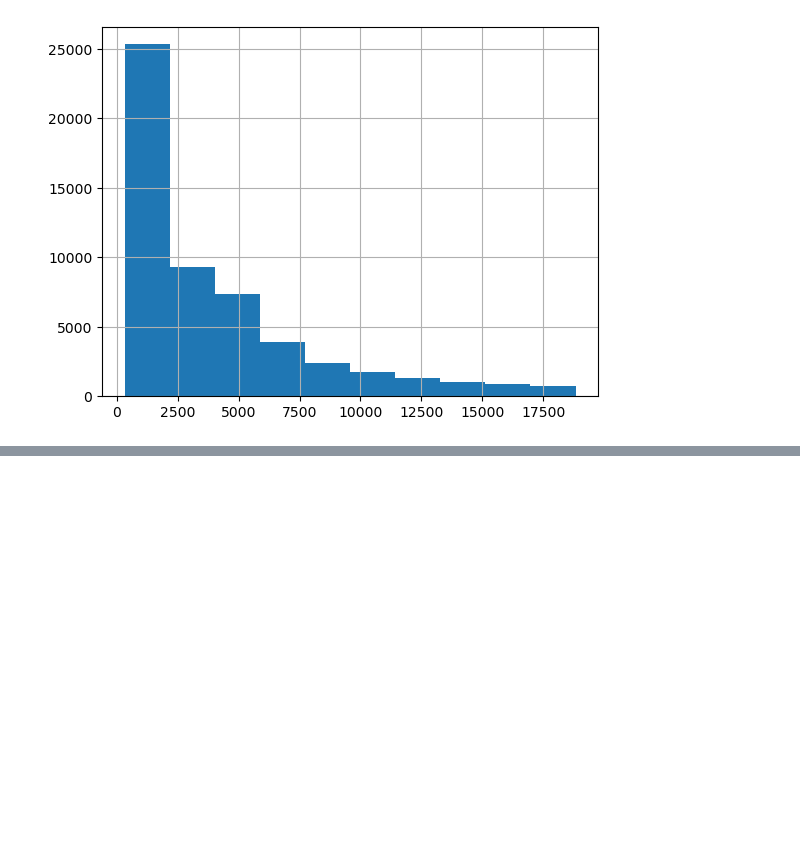
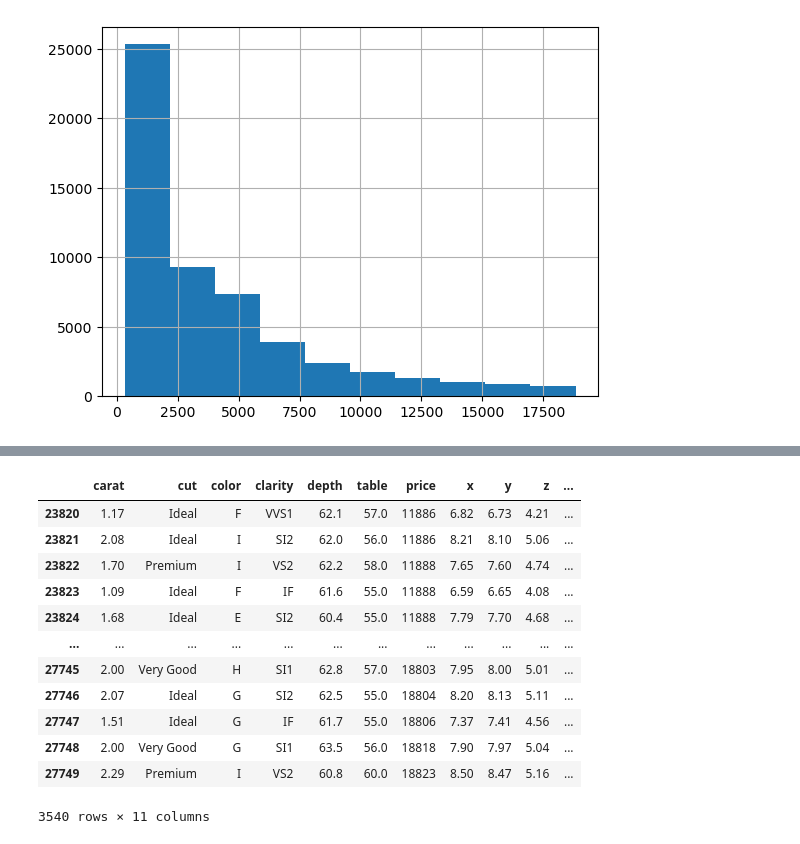
Before and after one commit to TurmaeUrsorum/belajar-piton, a Jupyter notebook: 15. Feature Engineering/feature_engineering.ipynb, the cells around one changed output, grey strips where cells are left out. Saved outputs shown, nothing was run; the diff lists cells and outputs as text; code cells hidden in the pictures; blank space fills up the shorter version.

```diff
--- a/15. Feature Engineering/feature_engineering.ipynb
+++ b/15. Feature Engineering/feature_engineering.ipynb
@@ -20,0 +289,22 @@ dataset["price"].hist()
+# %%
+def outliers(x):
+
+  q1, q3 = x.quantile([0.25, 0.75])
+  iqr = q3 - q1
+
+  if (x > q3 + 1.5 * iqr) or (x < q1 - 1.5 * iqr):
+    return True
+  else:
+    return False
+# %%
+q1, q3 = dataset["price"].quantile([0.25, 0.75])
+iqr = q3 - q1
+
+def outliers(x):
+  if (x > q3 + 1.5 * iqr) or (x < q1 - 1.5 * iqr):
+    return True
+  else:
+    return False
+
+dataset["price_outliers"] = dataset["price"].apply(outliers)
+dataset["price_outliers"]
@@ -20,0 +324,16 @@ dataset["price"].hist()
+# %%
+dataset[dataset["price_outliers"]]
+# %% [output]
+|  | carat | cut | color | clarity | depth | table | price | x | y | z | ... |
+| 23820 | 1.17 | Ideal | F | VVS1 | 62.1 | 57.0 | 11886 | 6.82 | 6.73 | 4.21 | ... |
+| 23821 | 2.08 | Ideal | I | SI2 | 62.0 | 56.0 | 11886 | 8.21 | 8.10 | 5.06 | ... |
+| 23822 | 1.70 | Premium | I | VS2 | 62.2 | 58.0 | 11888 | 7.65 | 7.60 | 4.74 | ... |
+| 23823 | 1.09 | Ideal | F | IF | 61.6 | 55.0 | 11888 | 6.59 | 6.65 | 4.08 | ... |
+| 23824 | 1.68 | Ideal | E | SI2 | 60.4 | 55.0 | 11888 | 7.79 | 7.70 | 4.68 | ... |
+| ... | ... | ... | ... | ... | ... | ... | ... | ... | ... | ... | ... |
+| 27745 | 2.00 | Very Good | H | SI1 | 62.8 | 57.0 | 18803 | 7.95 | 8.00 | 5.01 | ... |
+| 27746 | 2.07 | Ideal | G | SI2 | 62.5 | 55.0 | 18804 | 8.20 | 8.13 | 5.11 | ... |
+| 27747 | 1.51 | Ideal | G | IF | 61.7 | 55.0 | 18806 | 7.37 | 7.41 | 4.56 | ... |
+| 27748 | 2.00 | Very Good | G | SI1 | 63.5 | 56.0 | 18818 | 7.90 | 7.97 | 5.04 | ... |
+| 27749 | 2.29 | Premium | I | VS2 | 60.8 | 60.0 | 18823 | 8.50 | 8.47 | 5.16 | ... |
+3540 rows × 11 columns
```
Also changed, not shown: parts of 24 cells of this notebook.
